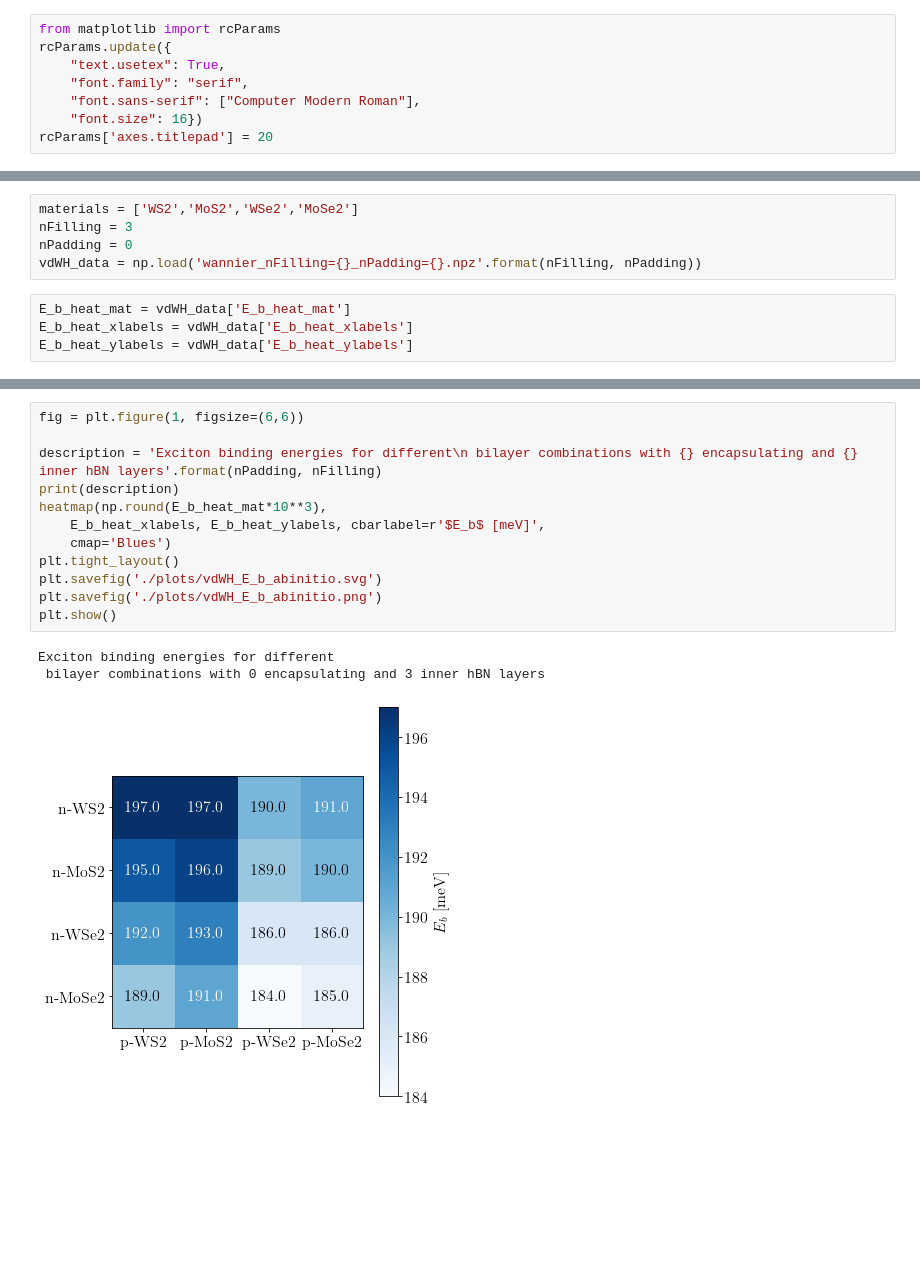
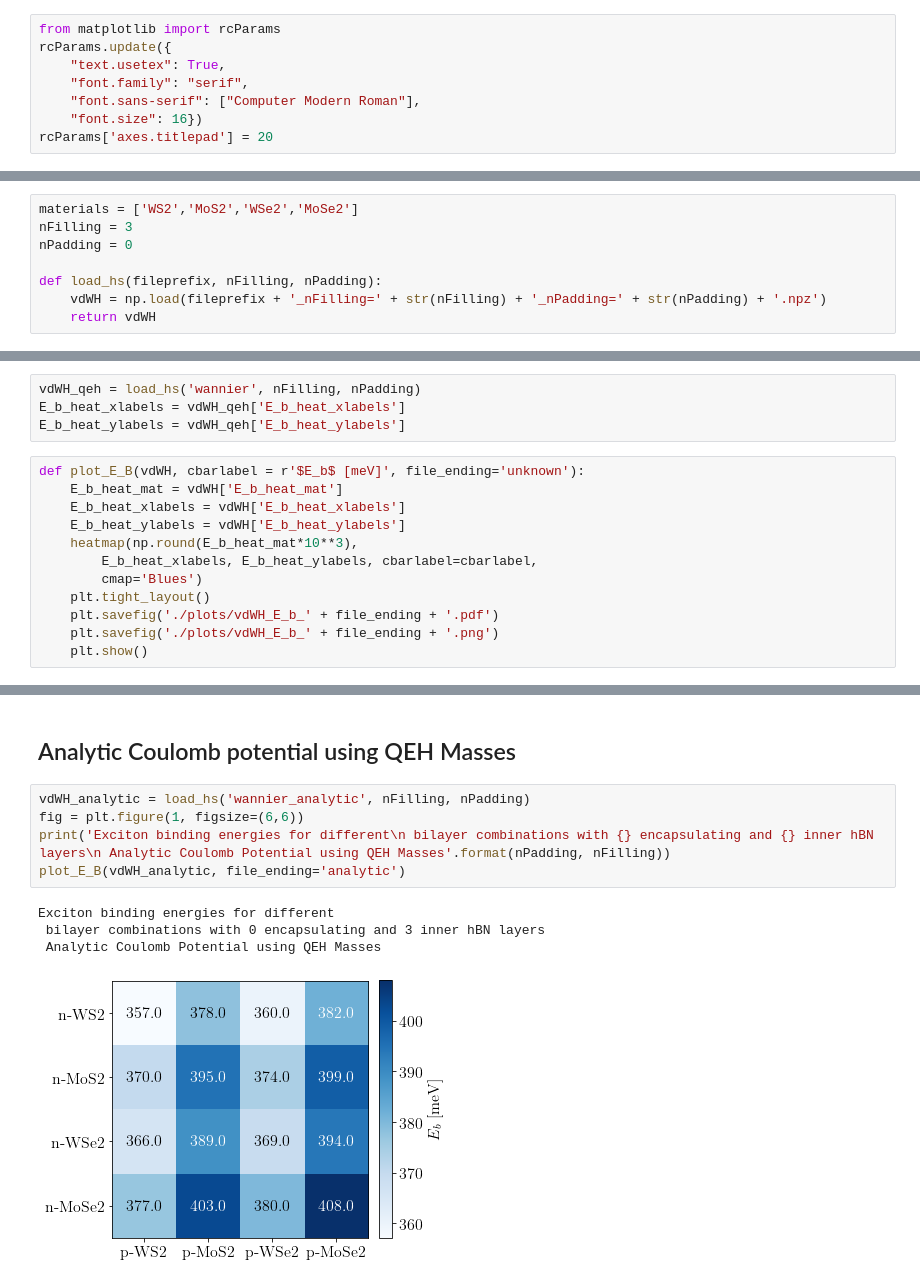
Before and after one commit to runehoejlund/dft-superfluids, a Jupyter notebook: wannier_model/hs_wannier_analysis.ipynb, the cells around one changed output, grey strips where cells are left out. Cells and saved outputs as stored; diff of their text form; blank space fills up the shorter version.

```diff
--- a/wannier_model/hs_wannier_analysis.ipynb
+++ b/wannier_model/hs_wannier_analysis.ipynb
@@ -22,8 +43,7 @@ rcParams['axes.titlepad'] = 20
 materials = ['WS2','MoS2','WSe2','MoSe2']
 nFilling = 3
 nPadding = 0
-vdWH_data = np.load('wannier_nFilling={}_nPadding={}.npz'.format(nFilling, nPadding))
+
+def load_hs(fileprefix, nFilling, nPadding):
+    vdWH = np.load(fileprefix + '_nFilling=' + str(nFilling) + '_nPadding=' + str(nPadding) + '.npz')
+    return vdWH
-# %%
-E_b_heat_mat = vdWH_data['E_b_heat_mat']
-E_b_heat_xlabels = vdWH_data['E_b_heat_xlabels']
-E_b_heat_ylabels = vdWH_data['E_b_heat_ylabels']
@@ -46,0 +50,16 @@ def heatmap(data, xlabels, ylabels, cbarlabel, **kwargs):
+# %%
+vdWH_qeh = load_hs('wannier', nFilling, nPadding)
+E_b_heat_xlabels = vdWH_qeh['E_b_heat_xlabels']
+E_b_heat_ylabels = vdWH_qeh['E_b_heat_ylabels']
+# %%
+def plot_E_B(vdWH, cbarlabel = r'$E_b$ [meV]', file_ending='unknown'):
+    E_b_heat_mat = vdWH['E_b_heat_mat']
+    E_b_heat_xlabels = vdWH['E_b_heat_xlabels']
+    E_b_heat_ylabels = vdWH['E_b_heat_ylabels']
+    heatmap(np.round(E_b_heat_mat*10**3),
+        E_b_heat_xlabels, E_b_heat_ylabels, cbarlabel=cbarlabel,
+        cmap='Blues')
+    plt.tight_layout()
+    plt.savefig('./plots/vdWH_E_b_' + file_ending + '.pdf')
+    plt.savefig('./plots/vdWH_E_b_' + file_ending + '.png')
+    plt.show()
@@ -47,16 +78,12 @@ def heatmap(data, xlabels, ylabels, cbarlabel, **kwargs):
+# %% [markdown]
+## Analytic Coulomb potential using QEH Masses
 # %%
+vdWH_analytic = load_hs('wannier_analytic', nFilling, nPadding)
 fig = plt.figure(1, figsize=(6,6))
-
-description = 'Exciton binding energies for different\n bilayer combinations with {} encapsulating and {} inner hBN layers'.format(nPadding, nFilling)
-print(description)
-heatmap(np.round(E_b_heat_mat*10**3),
-    E_b_heat_xlabels, E_b_heat_ylabels, cbarlabel=r'$E_b$ [meV]',
-    cmap='Blues')
-plt.tight_layout()
-plt.savefig('./plots/vdWH_E_b_abinitio.svg')
-plt.savefig('./plots/vdWH_E_b_abinitio.png')
-plt.show()
+print('Exciton binding energies for different\n bilayer combinations with {} encapsulating and {} inner hBN layers\n Analytic Coulomb Potential using QEH Masses'.format(nPadding, nFilling))
+plot_E_B(vdWH_analytic, file_ending='analytic')
 # %% [output]
 Exciton binding energies for different
  bilayer combinations with 0 encapsulating and 3 inner hBN layers
+ Analytic Coulomb Potential using QEH Masses
-[figure, old version]
+[figure, new version]
```
Also changed, not shown: parts of 10 cells of this notebook, 1 other file.
